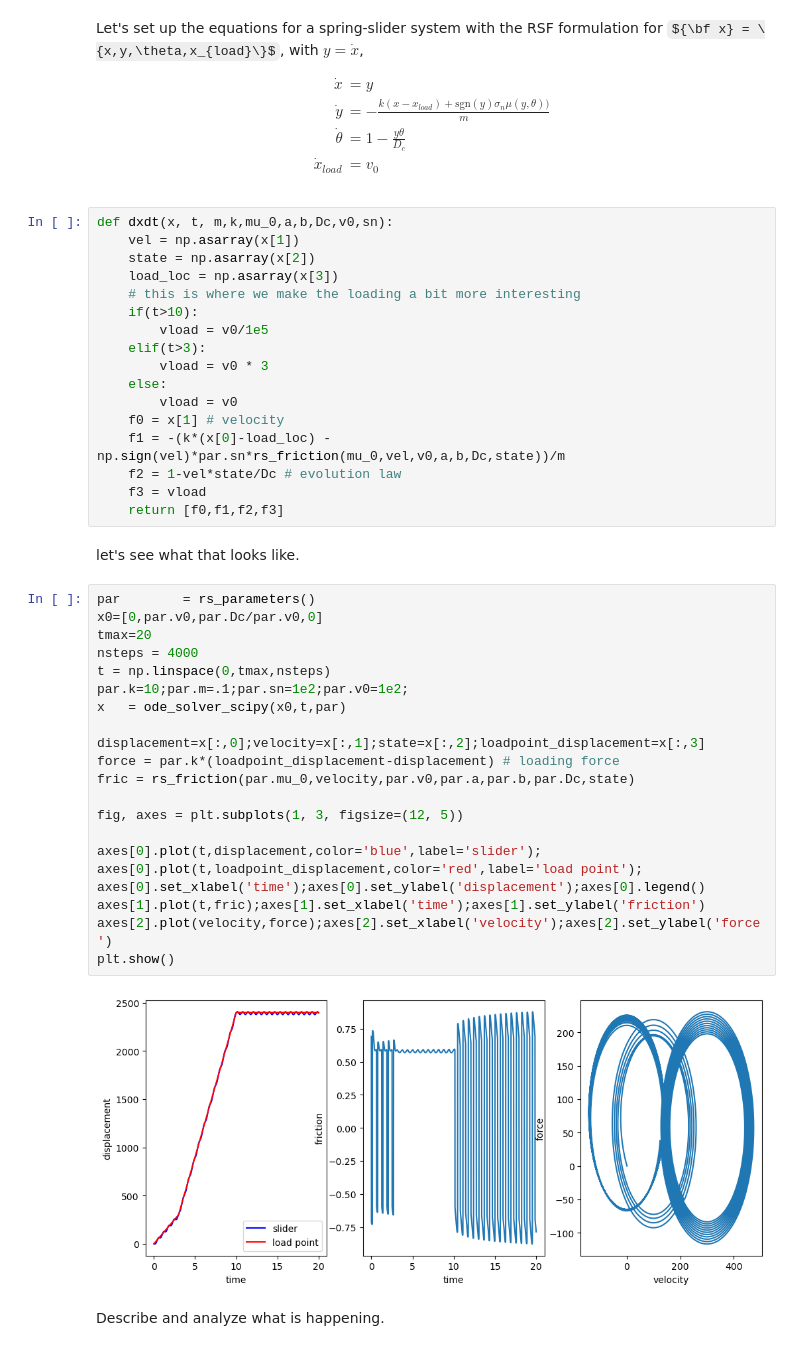
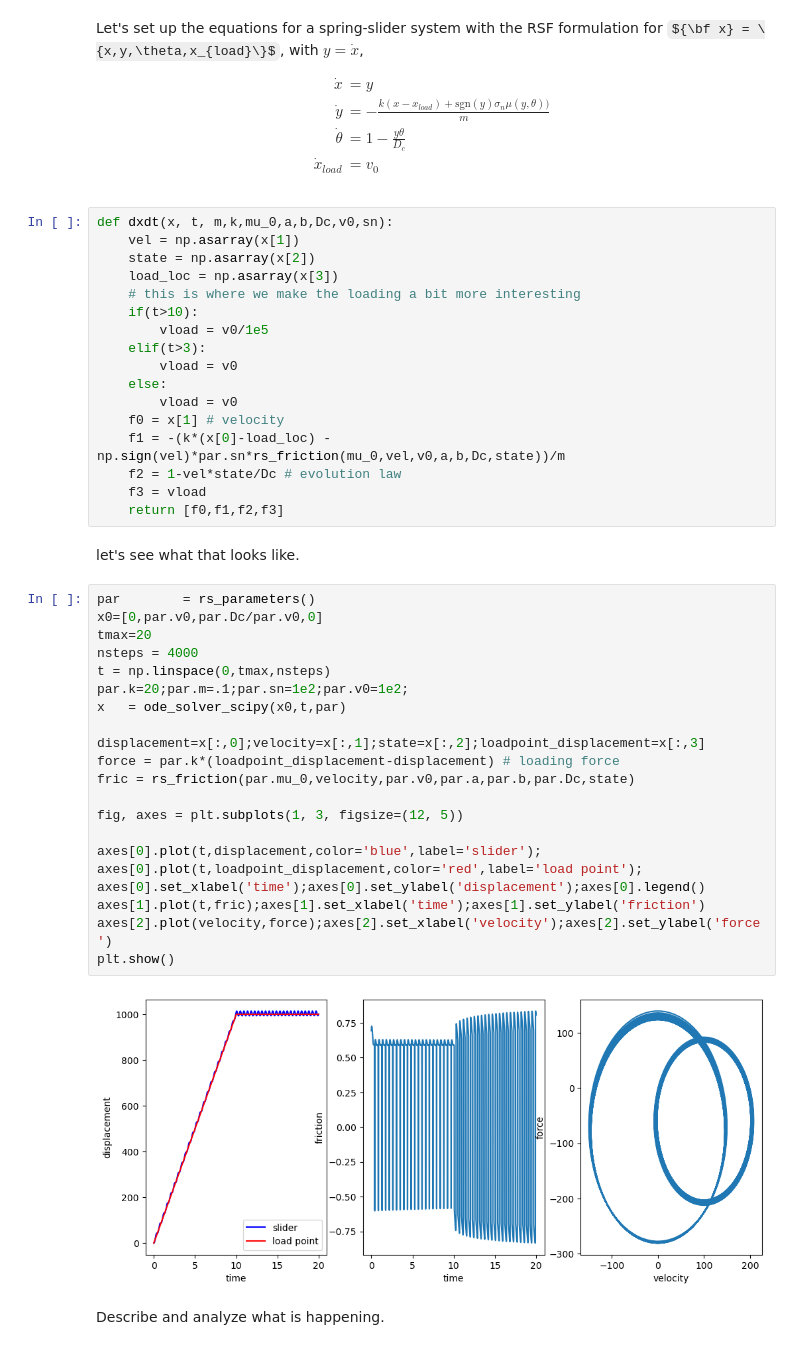
Before and after one commit to dunyuliu/Earth_From_Lab_To_Planet_Tutorials, a Jupyter notebook: Module2.1_RateStateFriction.ipynb, the cells around one changed output. Cells and saved outputs as stored; diff of their text form; some formulas as TeX source.

```diff
--- a/Module2.1_RateStateFriction.ipynb
+++ b/Module2.1_RateStateFriction.ipynb
@@ -175,7 +175,7 @@ def dxdt(x, t, m,k,mu_0,a,b,Dc,v0,sn):
     if(t>10):
         vload = v0/1e5
     elif(t>3):
-        vload = v0 * 3
+        vload = v0
     else:
         vload = v0
     f0 = x[1] # velocity
@@ -188,26 +188,26 @@ let's see what that looks like.
 # %%
 par        = rs_parameters()
 x0=[0,par.v0,par.Dc/par.v0,0]
 tmax=20
 nsteps = 4000
 t = np.linspace(0,tmax,nsteps)
-par.k=10;par.m=.1;par.sn=1e2;par.v0=1e2;
+par.k=20;par.m=.1;par.sn=1e2;par.v0=1e2;
 x   = ode_solver_scipy(x0,t,par)
 
 displacement=x[:,0];velocity=x[:,1];state=x[:,2];loadpoint_displacement=x[:,3]
 force = par.k*(loadpoint_displacement-displacement) # loading force
 fric = rs_friction(par.mu_0,velocity,par.v0,par.a,par.b,par.Dc,state)
 
 fig, axes = plt.subplots(1, 3, figsize=(12, 5))
 
 axes[0].plot(t,displacement,color='blue',label='slider');
 axes[0].plot(t,loadpoint_displacement,color='red',label='load point');
 axes[0].set_xlabel('time');axes[0].set_ylabel('displacement');axes[0].legend()
 axes[1].plot(t,fric);axes[1].set_xlabel('time');axes[1].set_ylabel('friction')
 axes[2].plot(velocity,force);axes[2].set_xlabel('velocity');axes[2].set_ylabel('force')
 plt.show()
 # %% [output]
-[figure, old version]
+[figure, new version]
 # %% [markdown]
 Describe and analyze what is happening.
 # %% [markdown]
```
Also changed, not shown: 2 other files.
